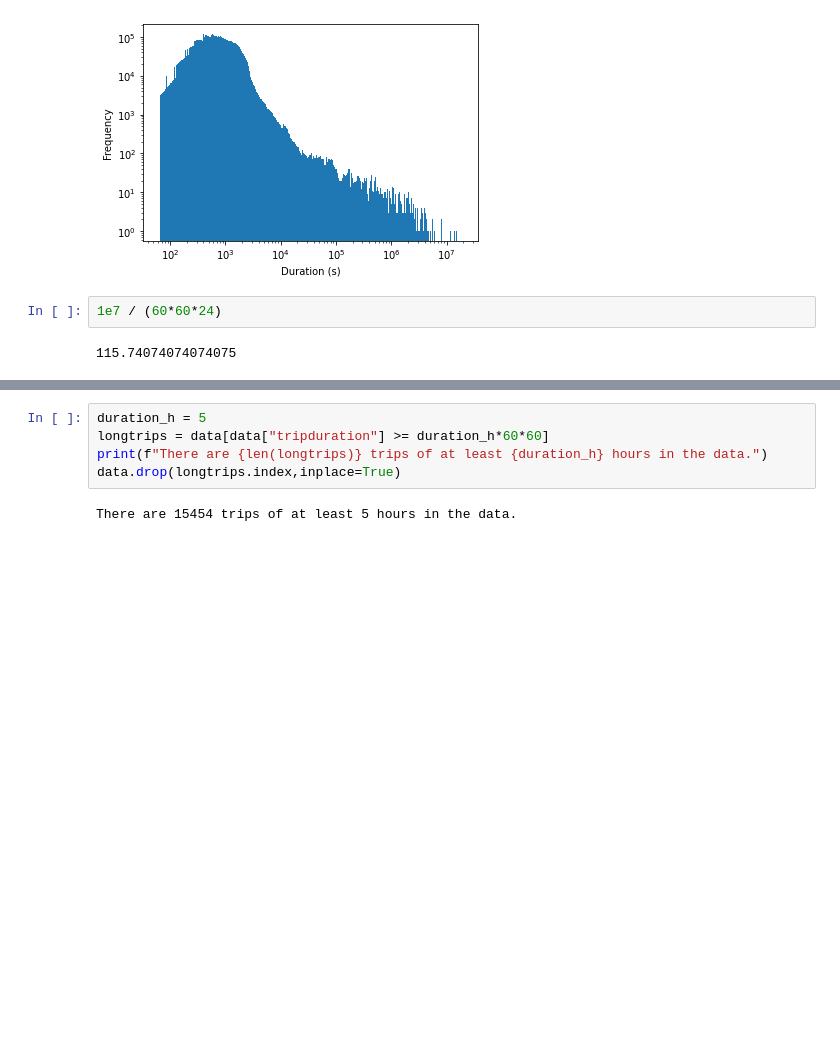
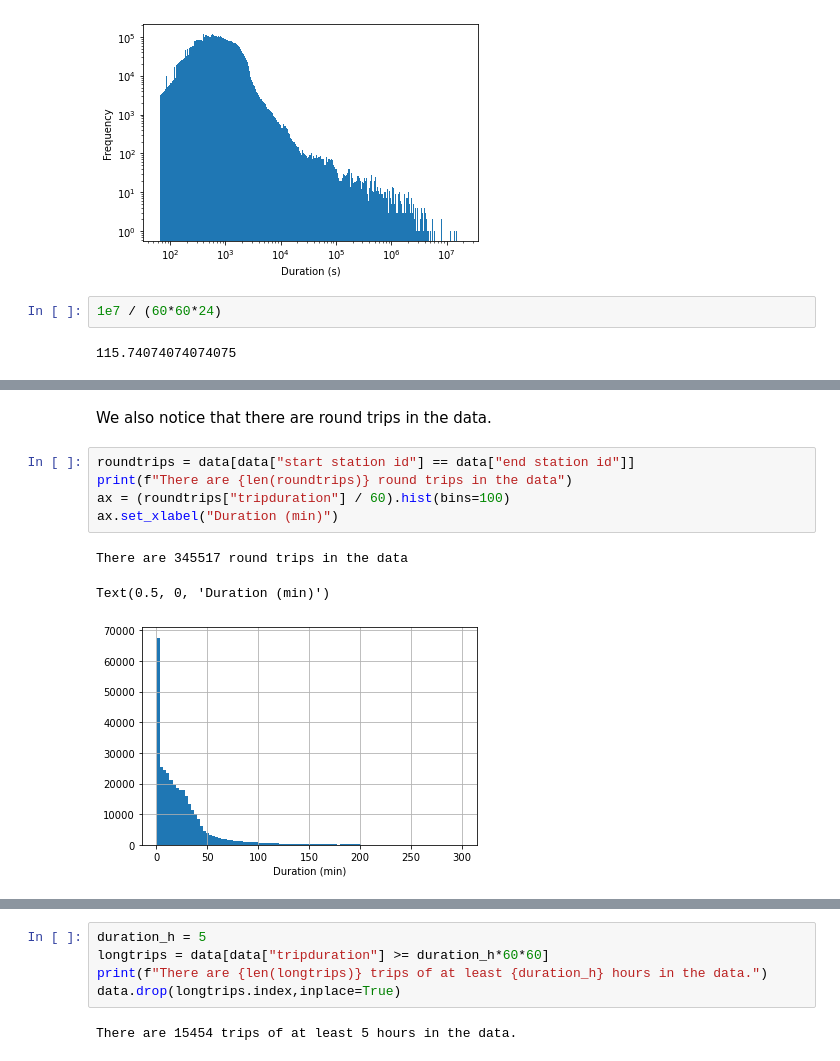
Before and after one commit to TWagner2/AXAChallenge, a Jupyter notebook: Preliminary.ipynb, the cells around one changed output, grey strips where cells are left out. Cells and saved outputs as stored; diff of their text form; blank space fills up the shorter version.

```diff
--- a/Preliminary.ipynb
+++ b/Preliminary.ipynb
@@ -332,0 +196,11 @@ Also note that durations < 60 seconds were already removed by the data provider,
+# %% [markdown]
+We also notice that there are round trips in the data.
+# %%
+roundtrips = data[data["start station id"] == data["end station id"]]
+print(f"There are {len(roundtrips)} round trips in the data")
+ax = (roundtrips["tripduration"] / 60).hist(bins=100)
+ax.set_xlabel("Duration (min)")
+# %% [output]
+There are 345517 round trips in the data
+Text(0.5, 0, 'Duration (min)')
+[figure, added]
```
Also changed, not shown: parts of 67 cells of this notebook.
